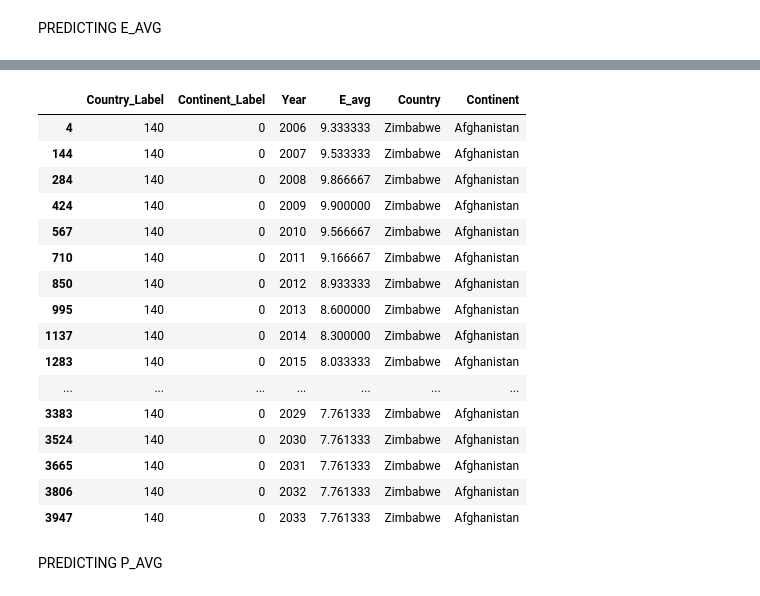
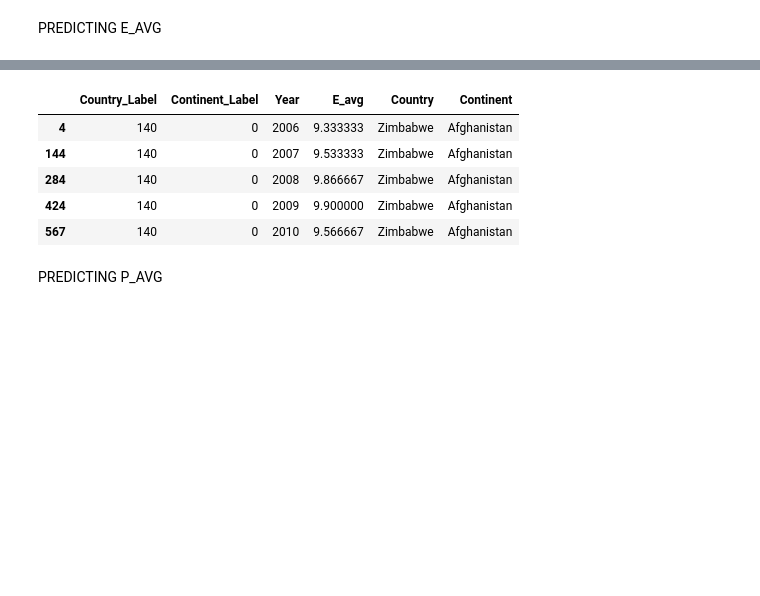
Before and after one commit to thhelen/-Predictive-Modeling-for-State-Fragility-Assessment, a Jupyter notebook: forecasting.ipynb, the cells around one changed output, grey strips where cells are left out. Saved outputs shown, nothing was run; the diff lists cells and outputs as text; code cells hidden in the pictures; blank space fills up the shorter version.

```diff
--- a/forecasting.ipynb
+++ b/forecasting.ipynb
@@ -524,25 +434,14 @@ fig.show()
 # %%
 final['E_avg'] = combined_future['E_avg']
 # %%
-combined_future[combined_future['Country_Label'] == 140]
+combined_future[combined_future['Country_Label'] == 140].head()
 # %% [output]
 |  | Country_Label | Continent_Label | Year | E_avg | Country | Continent |
 | 4 | 140 | 0 | 2006 | 9.333333 | Zimbabwe | Afghanistan |
 | 144 | 140 | 0 | 2007 | 9.533333 | Zimbabwe | Afghanistan |
 | 284 | 140 | 0 | 2008 | 9.866667 | Zimbabwe | Afghanistan |
 | 424 | 140 | 0 | 2009 | 9.900000 | Zimbabwe | Afghanistan |
 | 567 | 140 | 0 | 2010 | 9.566667 | Zimbabwe | Afghanistan |
-| 710 | 140 | 0 | 2011 | 9.166667 | Zimbabwe | Afghanistan |
-| 850 | 140 | 0 | 2012 | 8.933333 | Zimbabwe | Afghanistan |
-| 995 | 140 | 0 | 2013 | 8.600000 | Zimbabwe | Afghanistan |
-| 1137 | 140 | 0 | 2014 | 8.300000 | Zimbabwe | Afghanistan |
-| 1283 | 140 | 0 | 2015 | 8.033333 | Zimbabwe | Afghanistan |
-| ... | ... | ... | ... | ... | ... | ... |
-| 3383 | 140 | 0 | 2029 | 7.761333 | Zimbabwe | Afghanistan |
-| 3524 | 140 | 0 | 2030 | 7.761333 | Zimbabwe | Afghanistan |
-| 3665 | 140 | 0 | 2031 | 7.761333 | Zimbabwe | Afghanistan |
-| 3806 | 140 | 0 | 2032 | 7.761333 | Zimbabwe | Afghanistan |
-| 3947 | 140 | 0 | 2033 | 7.761333 | Zimbabwe | Afghanistan |
 # %% [markdown]
 PREDICTING P_AVG
 # %%
```
Also changed, not shown: parts of 38 cells of this notebook.
